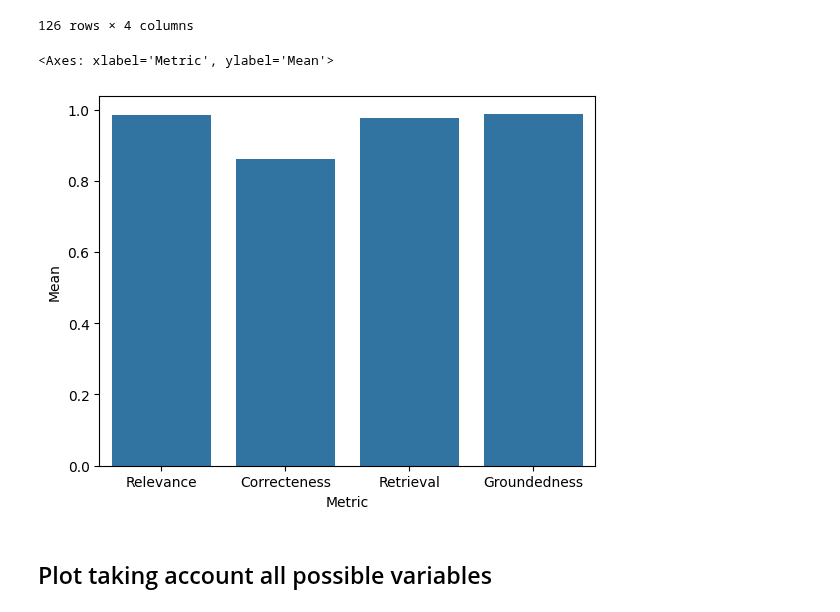
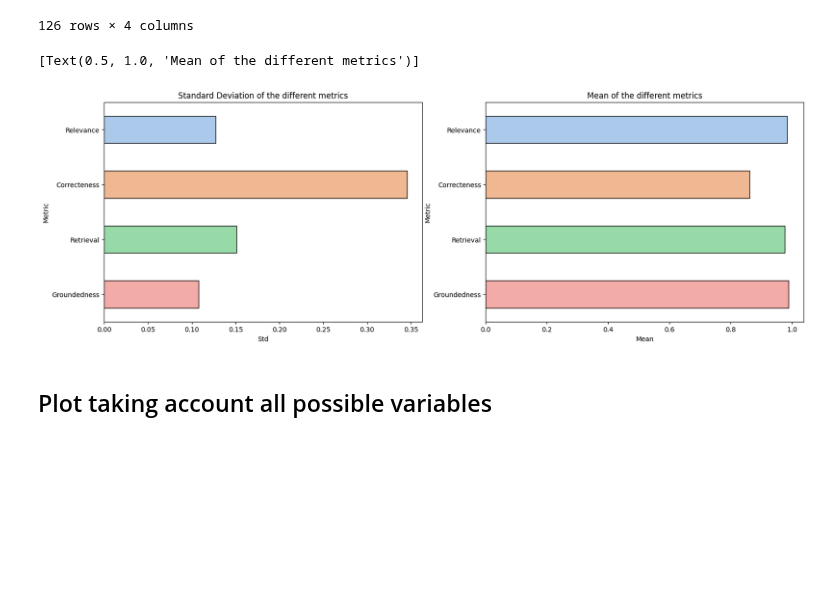
Before and after one commit to antparleo/RAG, a Jupyter notebook: 03_plots.ipynb, the cells around one changed output. Cells and saved outputs as stored; diff of their text form; code cells hidden in the pictures; blank space fills up the shorter version.

```diff
--- a/03_plots.ipynb
+++ b/03_plots.ipynb
@@ -79,16 +80,19 @@ toplot_final.groupby(['Embedding_Model','NumberofDocuments','Recursive','Chunk_s
 |  |  |  | 2000 | 0.968254 | 1.000000 | 0.730159 | 0.936508 |
 126 rows × 4 columns
 # %%
+fig, ax = plt.subplots(1,2, figsize=(19,6))
+
 plot_std = pd.DataFrame({ "Metric" : ["Relevance","Correcteness","Retrieval","Groundedness"],
               "Std": [float(toplot_final['Relevance'].std()),float(toplot_final['Correctness'].std()),float(toplot_final['Retrieval'].std()),float(toplot_final['Groundedness'].std())],
               "Mean" : [float(toplot_final['Relevance'].mean()),float(toplot_final['Correctness'].mean()),float(toplot_final['Retrieval'].mean()),float(toplot_final['Groundedness'].mean())]
 })
 
 
-sns.barplot(data=plot_std, x = "Metric", y = "Mean")
+sns.barplot(data=plot_std, y = "Metric", x = "Std", palette="pastel", hue="Metric", edgecolor = "Black", ax=ax[0], width=0.5).set(title='Standard Deviation of the different metrics')
+sns.barplot(data=plot_std, y = "Metric", x = "Mean", palette="pastel", hue="Metric", edgecolor = "Black", ax=ax[1], width=0.5).set(title='Mean of the different metrics')
 # %% [output]
-<Axes: xlabel='Metric', ylabel='Mean'>
+[Text(0.5, 1.0, 'Mean of the different metrics')]
-[figure, old version]
+[figure, new version]
 # %% [markdown]
 ## Plot taking account all possible variables
 # %%
```
Also changed, not shown: parts of 1 cell of this notebook, 3 other files.
